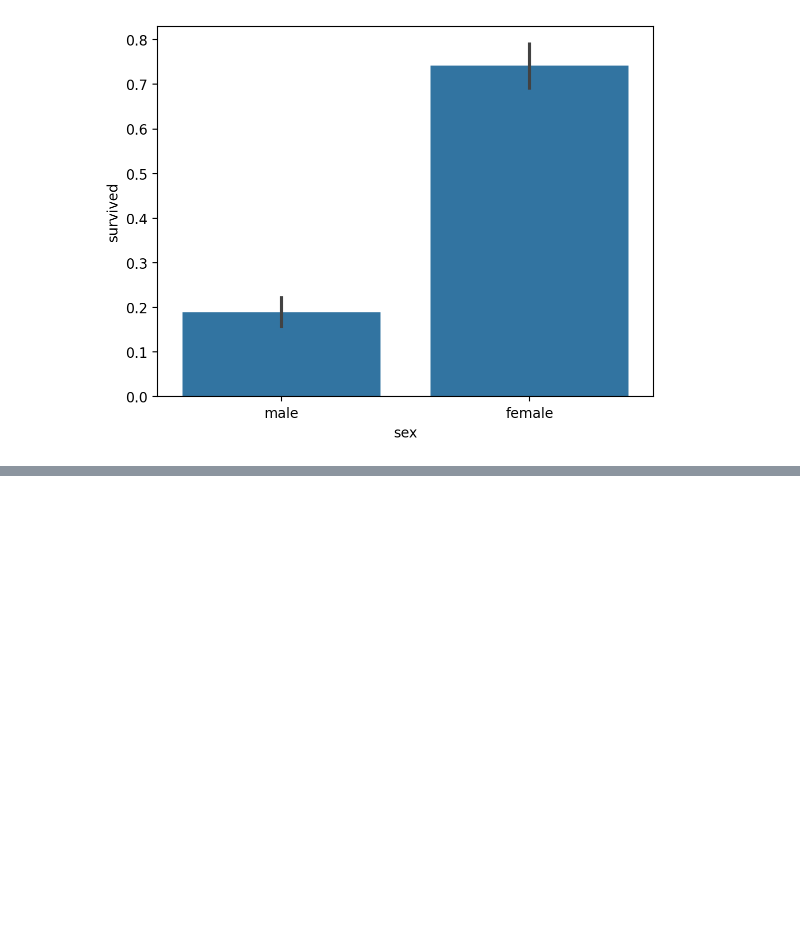
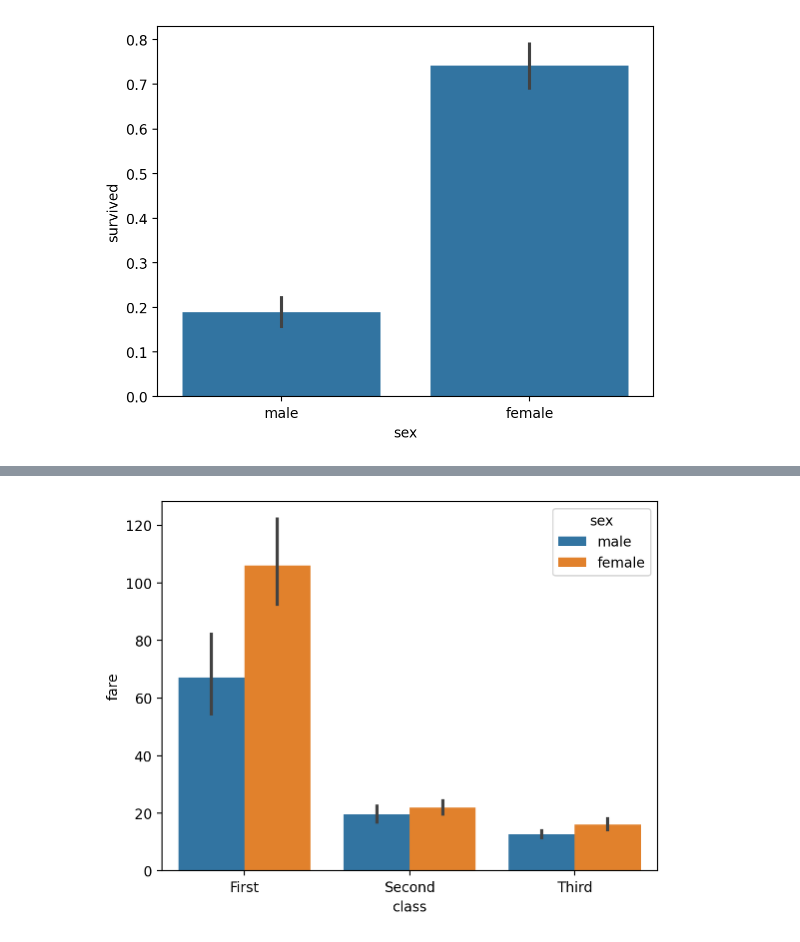
Before and after one commit to shimyoubin/2025-1-myclass-BDA, a Jupyter notebook: inclass/w4_B_wen_dataframe_application.ipynb, the cells around one changed output, grey strips where cells are left out. Drawn from its saved outputs; the diff is of its cells as text; code cells hidden in the pictures; blank space fills up the shorter version.

```diff
--- a/inclass/w4_B_wen_dataframe_application.ipynb
+++ b/inclass/w4_B_wen_dataframe_application.ipynb
@@ -553,0 +558,4 @@ sns.barplot(data =ttn, x="sex", y="survived");
+# %%
+sns.barplot(ttn,x='class', y='fare', hue='sex');
+# %% [output]
+[figure, added]
```
Also changed, not shown: parts of 71 cells of this notebook.
